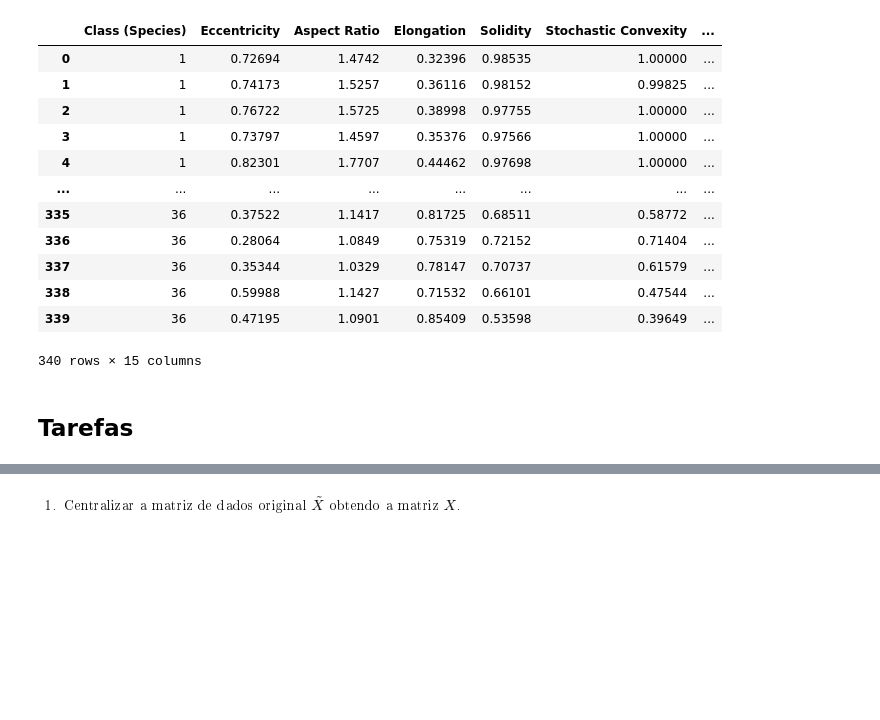
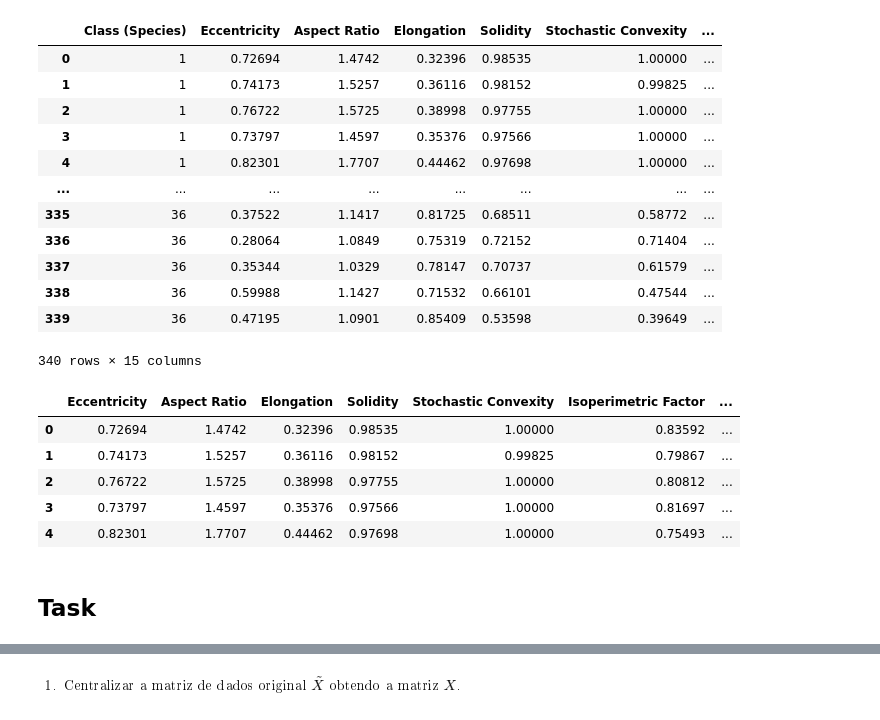
Before and after one commit to lucasvieira123/data_science_studies, a Jupyter notebook: linear_algebra/fundamentals_of_data_analysis/entrega_parcial/classification_orthogonal_projections.ipynb, the cells around one changed output, grey strips where cells are left out. Cells and saved outputs as stored; diff of their text form; code cells hidden in the pictures; blank space fills up the shorter version.

```diff
--- a/linear_algebra/fundamentals_of_data_analysis/entrega_parcial/classification_orthogonal_projections.ipynb
+++ b/linear_algebra/fundamentals_of_data_analysis/entrega_parcial/classification_orthogonal_projections.ipynb
@@ -90,6 +94,14 @@ leaf_df
 y=leaf_df.iloc[:,0:1]
 # %%
 X=leaf_df.iloc[:,1:]
+X.head()
+# %% [output]
+|  | Eccentricity | Aspect Ratio | Elongation | Solidity | Stochastic Convexity | Isoperimetric Factor | ... |
+| 0 | 0.72694 | 1.4742 | 0.32396 | 0.98535 | 1.00000 | 0.83592 | ... |
+| 1 | 0.74173 | 1.5257 | 0.36116 | 0.98152 | 0.99825 | 0.79867 | ... |
+| 2 | 0.76722 | 1.5725 | 0.38998 | 0.97755 | 1.00000 | 0.80812 | ... |
+| 3 | 0.73797 | 1.4597 | 0.35376 | 0.97566 | 1.00000 | 0.81697 | ... |
+| 4 | 0.82301 | 1.7707 | 0.44462 | 0.97698 | 1.00000 | 0.75493 | ... |
 # %%
 # reg = LinearRegression().fit(X_train, y_train)
 # y_pred = reg.predict(X_test)
@@ -104,4 +116,4 @@ X=leaf_df.iloc[:,1:]
 # %%
 # accuracy_score(y_test, y_pred)
 # %% [markdown]
-## Tarefas
+## Task
```
Also changed, not shown: parts of 54 cells of this notebook.
